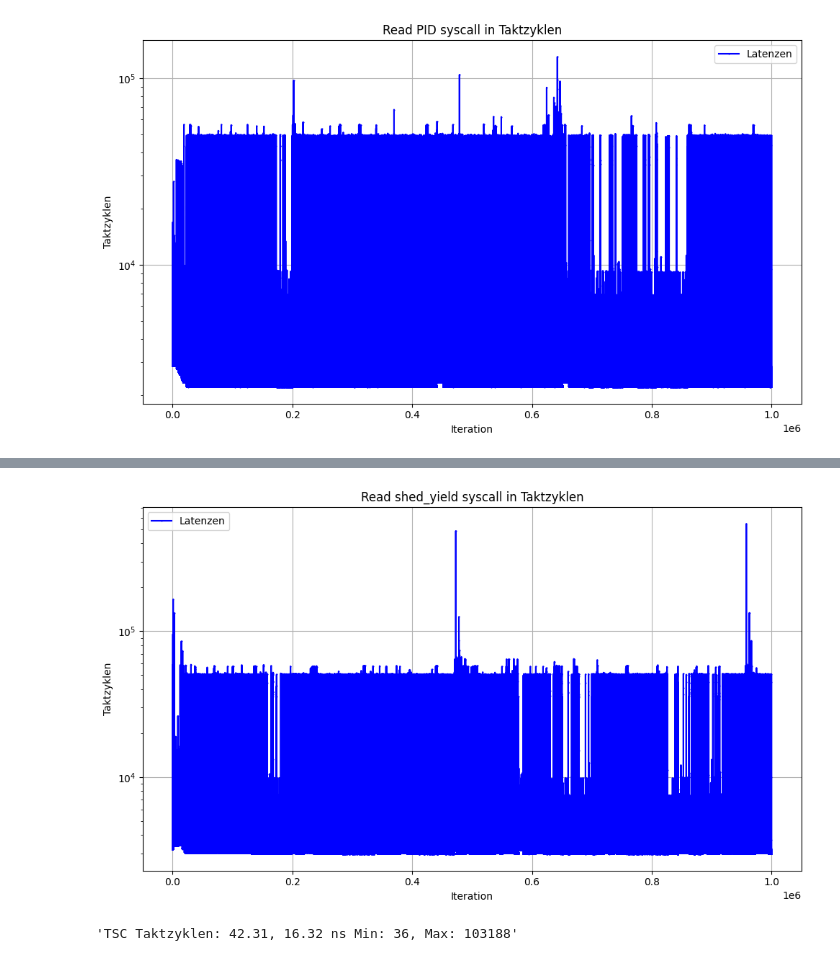
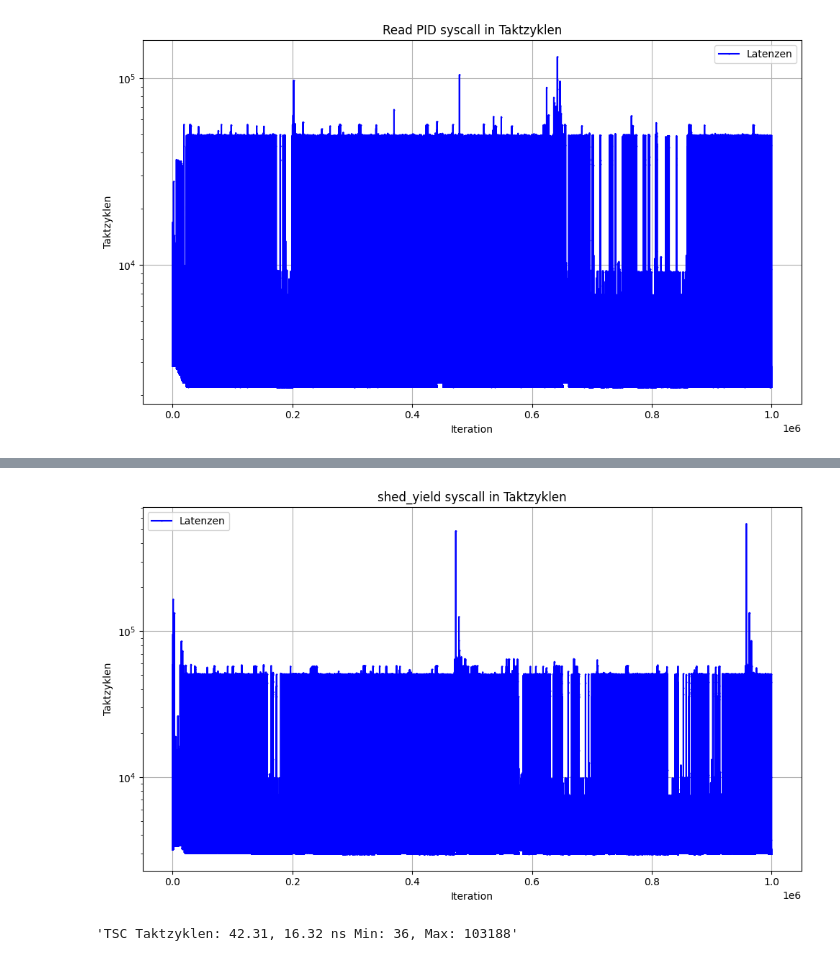
Before and after one commit to Raphael90K/BSA1, a Jupyter notebook: jupyter/TimeContext.ipynb, the cells around one changed output, grey strips where cells are left out. Cells and saved outputs as stored; diff of their text form; code cells hidden in the pictures.

```diff
--- a/jupyter/TimeContext.ipynb
+++ b/jupyter/TimeContext.ipynb
@@ -61,22 +61,22 @@ plt.show()
 # %%
 shed_yield = pd.read_csv('../resources/latencies_shed_yield.csv')
 
 plt.figure(figsize=(10, 6))
 
 plt.plot(shed_yield['Latenz_tz'], label="Latenzen", color='blue', linestyle='-', marker='.', markersize=1)
 
-plt.title("Read shed_yield syscall in Taktzyklen")
+plt.title("shed_yield syscall in Taktzyklen")
 plt.xlabel("Iteration")
 plt.ylabel("Taktzyklen")
 plt.yscale('log')
 plt.grid(True)
 plt.legend()
 
 plt.tight_layout()
 plt.savefig('shed_yield.png')
 plt.show()
 # %% [output]
-[figure, old version]
+[figure, new version]
 # %%
 # Prozessortaktfrequenz in GHz
 prozessorschwindigkeit = 2.592005
```
Also changed, not shown: parts of 1 cell of this notebook, 3 other files.
